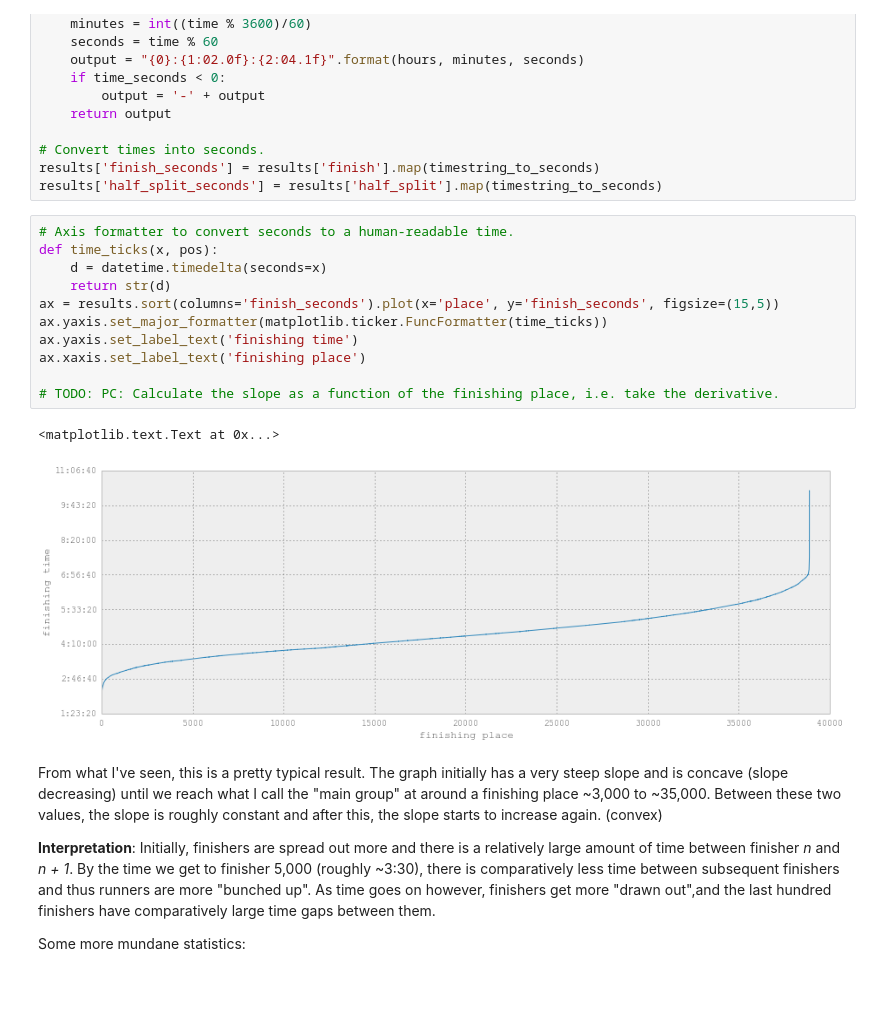
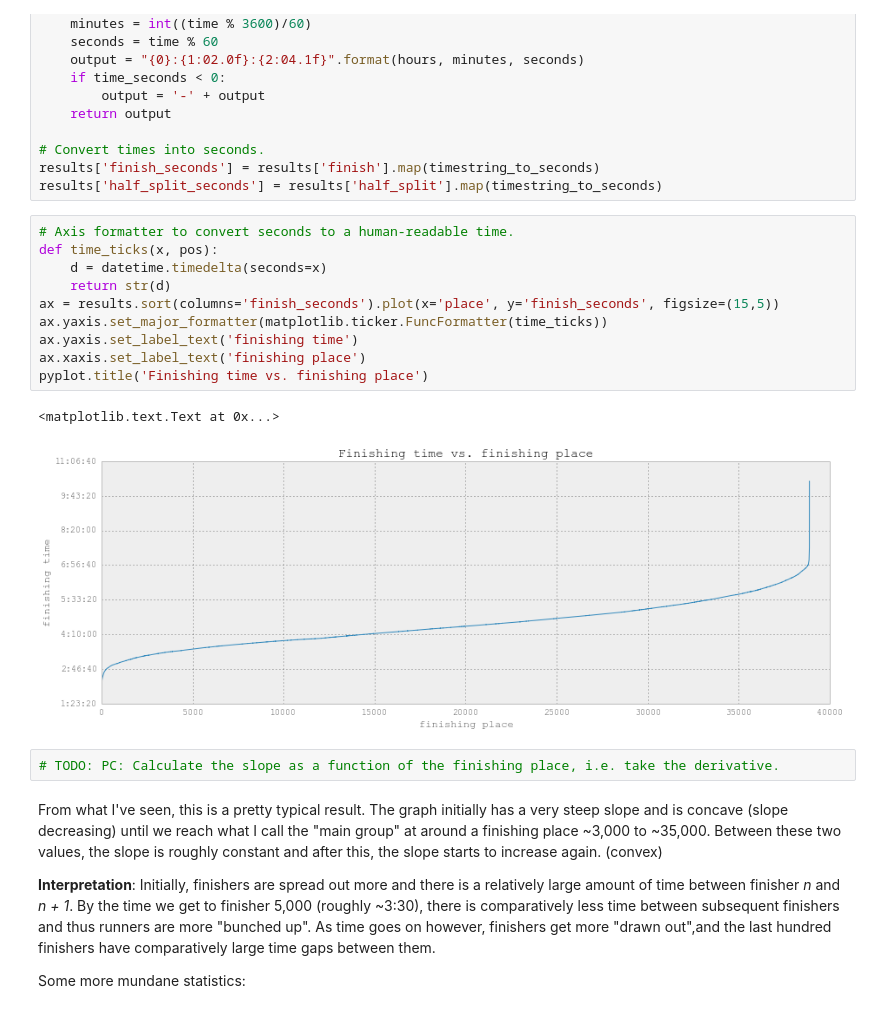
Before and after one commit to pchng/cm2013, a Jupyter notebook: 2013 Chicago Marathon Analysis.ipynb, the cells around one changed output. Drawn from its saved outputs; the diff is of its cells as text; blank space fills up the shorter version.

```diff
--- a/2013 Chicago Marathon Analysis.ipynb
+++ b/2013 Chicago Marathon Analysis.ipynb
@@ -105,17 +103,18 @@ results['half_split_seconds'] = results['half_split'].map(timestring_to_seconds)
 # %%
 # Axis formatter to convert seconds to a human-readable time.
 def time_ticks(x, pos):
     d = datetime.timedelta(seconds=x)
     return str(d)
 ax = results.sort(columns='finish_seconds').plot(x='place', y='finish_seconds', figsize=(15,5))
 ax.yaxis.set_major_formatter(matplotlib.ticker.FuncFormatter(time_ticks))
 ax.yaxis.set_label_text('finishing time')
 ax.xaxis.set_label_text('finishing place')
-
-# TODO: PC: Calculate the slope as a function of the finishing place, i.e. take the derivative.
+pyplot.title('Finishing time vs. finishing place')
 # %% [output]
 <matplotlib.text.Text at 0x...>
-[figure, old version]
+[figure, new version]
+# %%
+# TODO: PC: Calculate the slope as a function of the finishing place, i.e. take the derivative.
 # %% [markdown]
 From what I've seen, this is a pretty typical result.  The graph initially has a very steep slope and is concave (slope decreasing) until we reach what I call the "main group" at around a finishing place ~3,000 to ~35,000.  Between these two values, the slope is roughly constant and after this, the slope starts to increase again. (convex)
 
```
Also changed, not shown: parts of 12 cells of this notebook.
